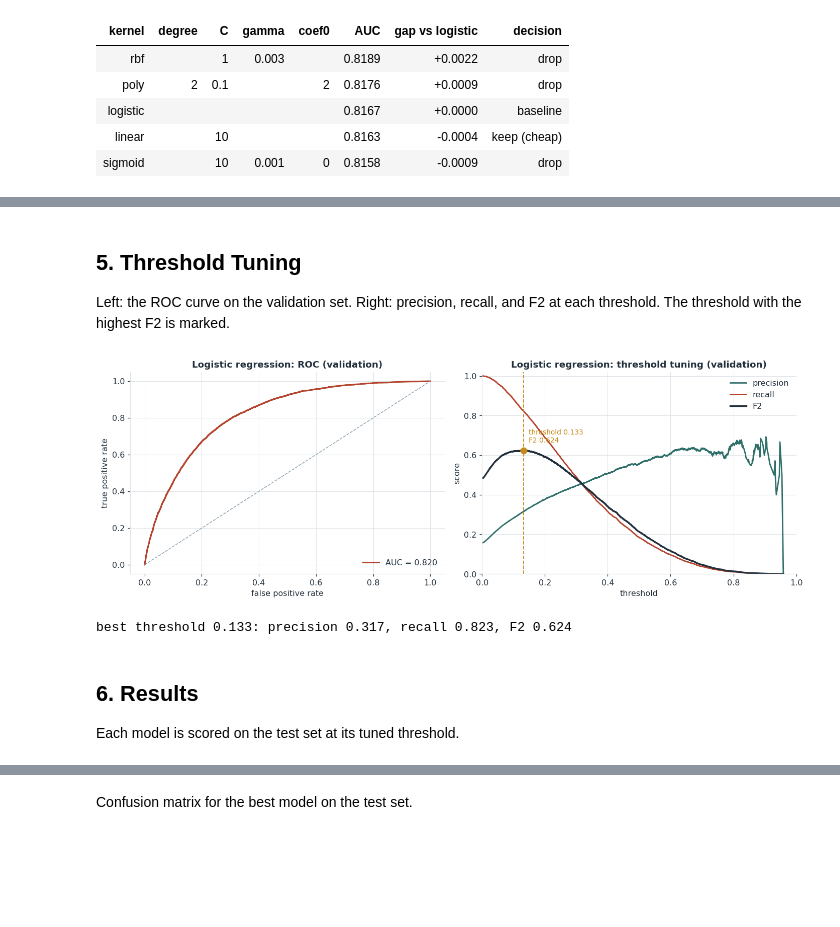
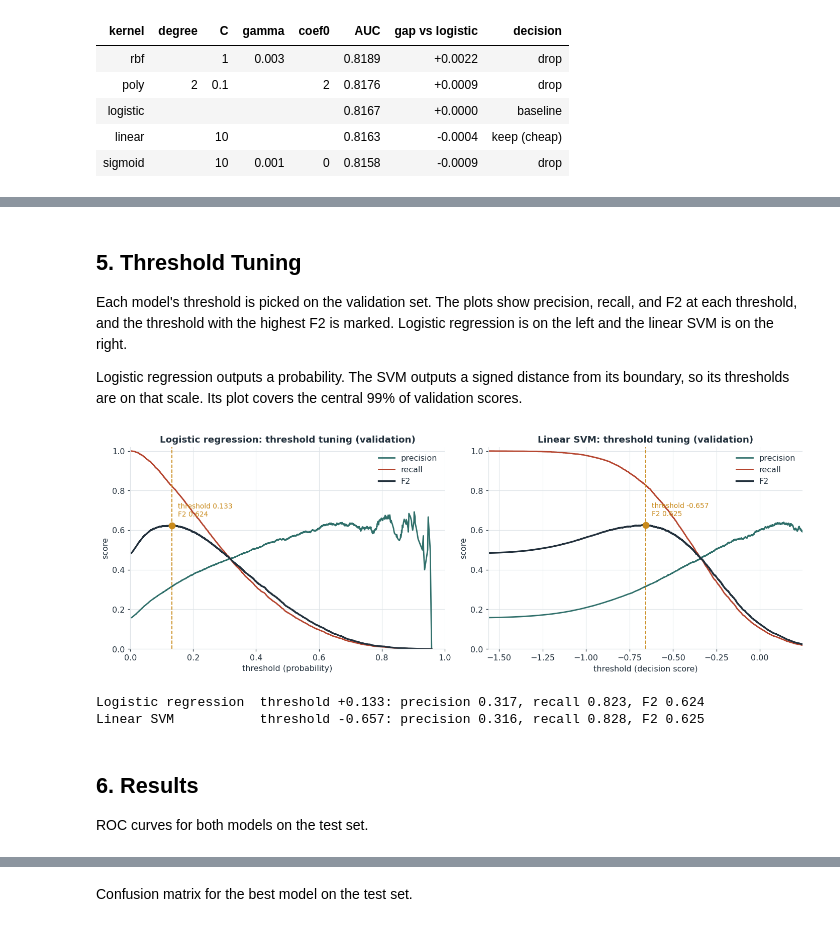
Before and after one commit to Lone-Wolfgang/brfss2015-diabetes-eda, a Jupyter notebook: Lab2/WolfgangKlein.ipynb, the cells around one changed output, grey strips where cells are left out. Drawn from its saved outputs; the diff is of its cells as text; code cells hidden in the pictures; blank space fills up the shorter version.

```diff
--- a/Lab2/WolfgangKlein.ipynb
+++ b/Lab2/WolfgangKlein.ipynb
@@ -348,55 +417,62 @@ display(best[["kernel", "degree", "C", "gamma", "coef0", "AUC", "gap vs logistic
 # %% [markdown]
 ## 5. Threshold Tuning
 
-Left: the ROC curve on the validation set. Right: precision, recall, and F2 at each
-threshold. The threshold with the highest F2 is marked.
+Each model's threshold is picked on the validation set. The plots show precision,
+recall, and F2 at each threshold, and the threshold with the highest F2 is marked.
+Logistic regression is on the left and the linear SVM is on the right.
+
+Logistic regression outputs a probability. The SVM outputs a signed distance from its
+boundary, so its thresholds are on that scale. Its plot covers the central 99% of
+validation scores.
 # %%
-def f2_curve(y_true, p):
+def f2_curve(y_true, s):
     """Precision, recall, and F2 at every threshold."""
-    prec, rec, thr = precision_recall_curve(y_true, p)
+    prec, rec, thr = precision_recall_curve(y_true, s)
     prec, rec = prec[:-1], rec[:-1]
     f2 = np.where(prec + rec > 0, 5 * prec * rec / (4 * prec + rec), 0)
     return thr, prec, rec, f2
 
 
-def tune_plot(name, p_val):
-    fpr, tpr, _ = roc_curve(y_val, p_val)
-    auc = roc_auc_score(y_val, p_val)
-    thr, prec, rec, f2 = f2_curve(y_val, p_val)
+def tune(ax, name, s_val, xlim=(0, 1), xlabel="threshold"):
+    """Plot precision, recall, and F2 by threshold; return the max-F2 operating point."""
+    thr, prec, rec, f2 = f2_curve(y_val, s_val)
     i = int(np.argmax(f2))
 
-    fig, axes = plt.subplots(1, 2, figsize=(13, 4.6))
-
-    ax = axes[0]
-    ax.plot(fpr, tpr, color=PALETTE["pos"], lw=2, label=f"AUC = {auc:.3f}")
-    ax.plot([0, 1], [0, 1], color=PALETTE["neg"], ls="--", lw=1)
-    ax.set_xlabel("false positive rate"); ax.set_ylabel("true positive rate")
-    ax.set_title(f"{name}: ROC (validation)"); ax.legend(loc="lower right")
-
-    ax = axes[1]
     ax.plot(thr, prec, color=PALETTE["prot"], lw=1.8, label="precision")
     ax.plot(thr, rec,  color=PALETTE["pos"],  lw=1.8, label="recall")
     ax.plot(thr, f2,   color=PALETTE["ink"],  lw=2.2, label="F2")
     ax.axvline(thr[i], color=PALETTE["accent"], ls="--", lw=1.2)
     ax.plot(thr[i], f2[i], "o", color=PALETTE["accent"], ms=8)
-    ax.text(thr[i] + .015, f2[i] + .04, f"threshold {thr[i]:.3f}\nF2 {f2[i]:.3f}",
-            color=PALETTE["accent"], fontsize=9)
-    ax.set_xlim(0, 1); ax.set_ylim(0, 1.02)
-    ax.set_xlabel("threshold"); ax.set_ylabel("score")
+    ax.annotate(f"threshold {thr[i]:.3f}\nF2 {f2[i]:.3f}", (thr[i], f2[i]),
+                xytext=(8, 12), textcoords="offset points", color=PALETTE["accent"], fontsize=9)
+    ax.set_xlim(*xlim); ax.set_ylim(0, 1.02)
+    ax.set_xlabel(xlabel); ax.set_ylabel("score")
     ax.set_title(f"{name}: threshold tuning (validation)"); ax.legend(loc="upper right")
-
-    plt.tight_layout(); plt.show()
-    print(f"best threshold {thr[i]:.3f}: precision {prec[i]:.3f}, recall {rec[i]:.3f}, F2 {f2[i]:.3f}")
-    return thr[i], f2[i]
+    return dict(threshold=thr[i], val_precision=prec[i], val_recall=rec[i], val_f2=f2[i])
 
 
-p_val_lr = logit.predict(sm.add_constant(X_val))
-thr_lr, val_f2_lr = tune_plot("Logistic regression", p_val_lr)
+p_val_lr  = logit.predict(sm.add_constant(X_val))
+s_val_svm = svm.decision_function(X_val)
+
+fig, axes = plt.subplots(1, 2, figsize=(13, 4.6))
+TUNED = {
+    "Logistic regression": tune(axes[0], "Logistic regression", p_val_lr,
+                                xlabel="threshold (probability)"),
+    "Linear SVM":          tune(axes[1], "Linear SVM", s_val_svm,
+                                xlim=np.percentile(s_val_svm, [0.5, 99.5]),
+                                xlabel="threshold (decision score)"),
+}
+plt.tight_layout(); plt.show()
+
+for name, t in TUNED.items():
+    print(f"{name:<20} threshold {t['threshold']:+.3f}: precision {t['val_precision']:.3f}, "
+          f"recall {t['val_recall']:.3f}, F2 {t['val_f2']:.3f}")
 # %% [output]
-[figure, old version]
+[figure, new version]
-best threshold 0.133: precision 0.317, recall 0.823, F2 0.624
+Logistic regression  threshold +0.133: precision 0.317, recall 0.823, F2 0.624
+Linear SVM           threshold -0.657: precision 0.316, recall 0.828, F2 0.625
 # %% [markdown]
 ## 6. Results
 
-Each model is scored on the test set at its tuned threshold.
+ROC curves for both models on the test set.
 # %%
```
Also changed, not shown: parts of 10 cells of this notebook.
